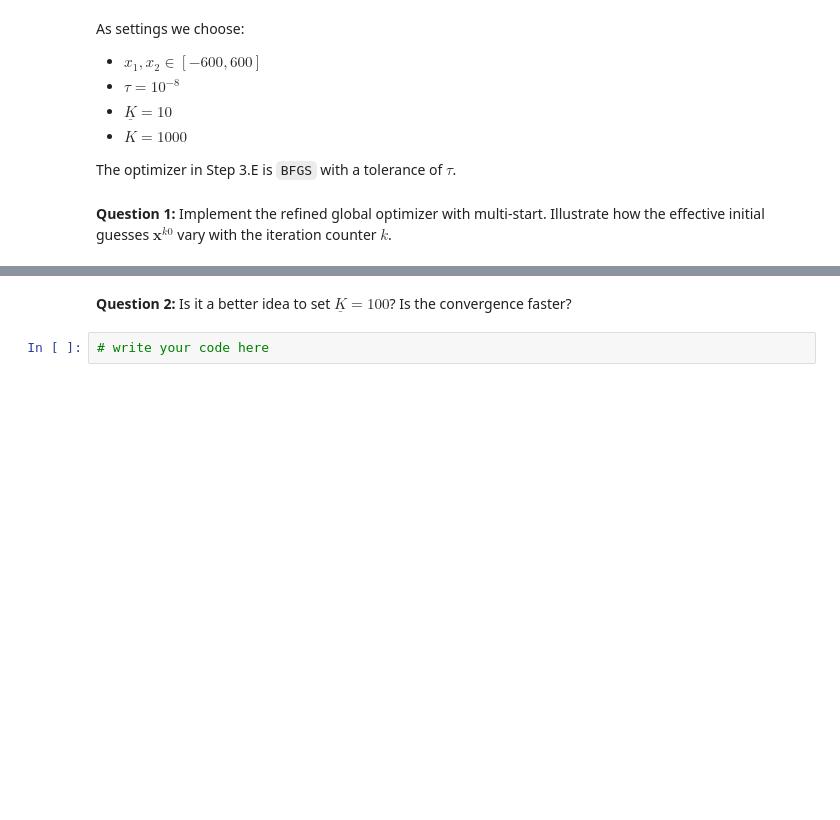
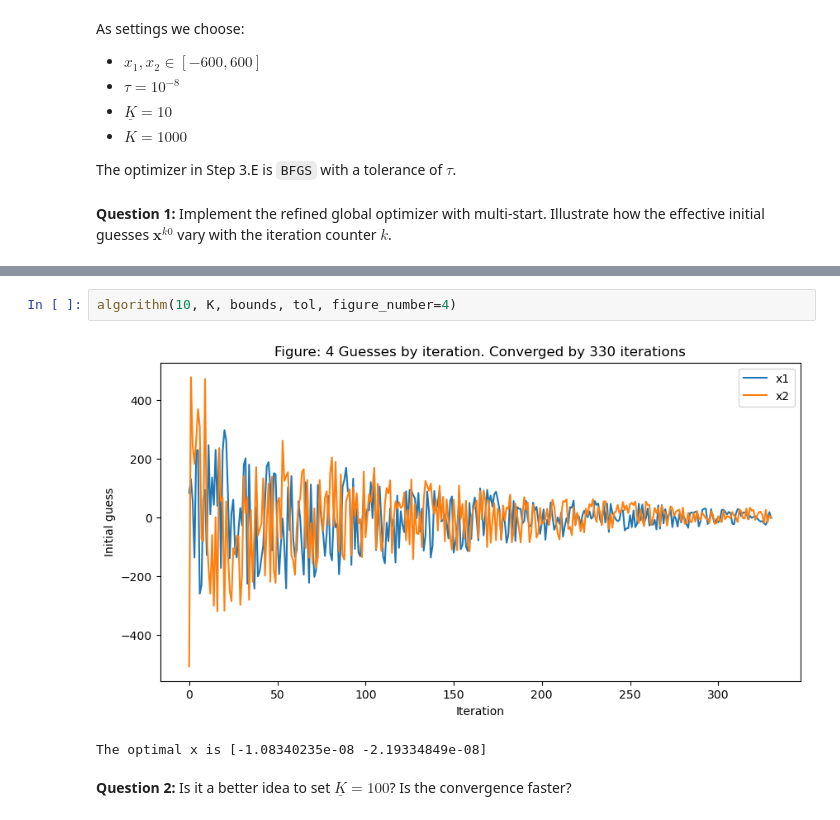
Before and after one commit to NumEconCopenhagen/projects-2023-hold-11, a Jupyter notebook: examproject/Exam-2023-notebook.ipynb, the cells around one changed output, grey strips where cells are left out. Drawn from its saved outputs; the diff is of its cells as text; blank space fills up the shorter version.

```diff
--- a/examproject/Exam-2023-notebook.ipynb
+++ b/examproject/Exam-2023-notebook.ipynb
@@ -404,4 +488,7 @@ The optimizer in Step 3.E is `BFGS` with a tolerance of $\tau$.
+# %%
+algorithm(10, K, bounds, tol, figure_number=4)
+# %% [output]
+[figure, added]
+The optimal x is [-1.08340235e-08 -2.19334849e-08]
 # %% [markdown]
 **Question 2:** Is it a better idea to set $\underline{K} = 100$? Is the convergence faster?
-# %%
-# write your code here
```
Also changed, not shown: parts of 7 cells of this notebook.
